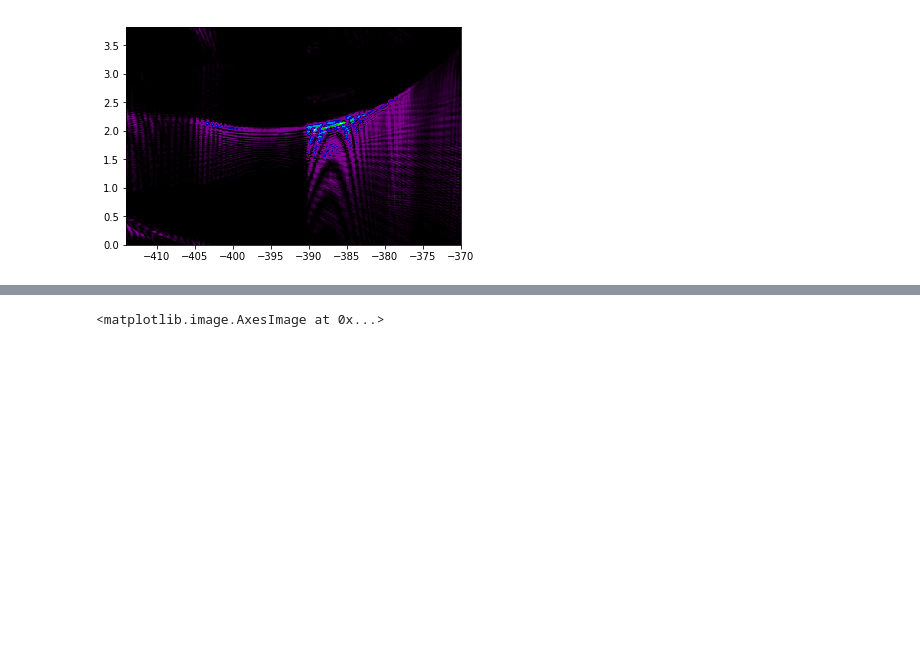
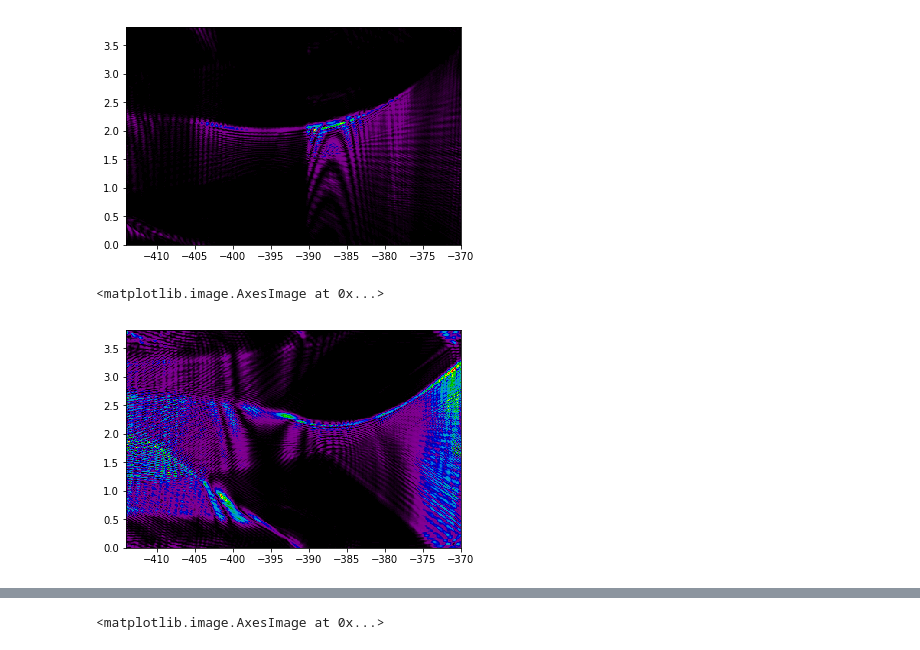
Before and after one commit to CursingRabbit/backpropagation_test, a Jupyter notebook: MrBeamDataViewer_v0_2.ipynb, the cells around one changed output, grey strips where cells are left out. Drawn from its saved outputs; the diff is of its cells as text; code cells hidden in the pictures; blank space fills up the shorter version.

```diff
--- a/MrBeamDataViewer_v0_2.ipynb
+++ b/MrBeamDataViewer_v0_2.ipynb
@@ -1378,3 +1384,44 @@ plt.imshow(causticy, interpolation='nearest', aspect='auto', cmap='nipy_spectral
 # %% [output]
 <matplotlib.image.AxesImage at 0x...>
 [figure]
+# %%
+#caustic plots
+
+# along x (fixed y)
+# ax29 = plt.subplot(gs[2,9])
+
+# causticx = xuv_image_intensity_arr[1:-2,128,:]
+causticx = xuv_image_norm_arr[1:-2,128,:]
+#             causticx = np.rot90(causticx)
+causticx = np.rot90(causticx)
+causticx = np.flipud(causticx)
+#causticx = np.fliplr(causticx)
+# ax29.imshow(causticx,cmap=ir_colormap, vmin=0, vmax=xuv_PeakIntensity_max, interpolation='nearest', aspect='auto', extent=[xuv_z_mm_arr[1], xuv_z_mm_arr[-2], 0, 500], origin='lower')
+# ax29.contour(causticx,levels=[xuv_contourlevel * 1e9], colors=['yellow'], extent=[xuv_z_mm_arr[1], xuv_z_mm_arr[-2], 0, 500], linewidths=3)
+# ax09.contour(causticx,levels=[xuv_contourlevel * 1e9], colors=['white'], extent=[ir_z_mm_arr[1], ir_z_mm_arr[-2], 0, 500], linewidths=3, linestyles='dotted')
+# xposition = [-3506, -3521]
+# for xc in xposition:
+#     ax29.axvline(x=xc, color='w', linestyle='--', linewidth=3)
+
+# along y (fixed x)
+# ax29.set_xticks([xuv_z_mm_arr[-2], -3506, -3521, xuv_z_mm_arr[1]])
+# ax39 = plt.subplot(gs[3,9])
+
+# causticy = xuv_image_intensity_arr[1:-2,:,128]
+causticy = xuv_image_norm_arr[1:-2,:,128]
+#             causticy = np.rot90(causticy)
+causticy = np.rot90(causticy)
+causticy = np.flipud(causticy)
+#causticy = np.fliplr(causticy)
+# ax39.imshow(causticy,cmap=ir_colormap, vmin=0, vmax=xuv_PeakIntensity_max, interpolation='nearest', aspect='auto', extent=[xuv_z_mm_arr[1], xuv_z_mm_arr[-2], 0, 500], origin='lower')
+# ax39.contour(causticy,levels=[xuv_contourlevel * 1e9], colors=['yellow'], extent=[xuv_z_mm_arr[1], xuv_z_mm_arr[-2],0, 500], linewidths=3)
+# ax19.contour(causticy,levels=[xuv_contourlevel * 1e9], colors=['white'], extent=[ir_z_mm_arr[1], ir_z_mm_arr[-2], 0, 500], linewidths=3, linestyles='dotted')
+# xposition = [-3506, -3521]
+# for xc in xposition:
+#     ax39.axvline(x=xc, color='w', linestyle='--', linewidth=3)
+# ax39.set_xticks([xuv_z_mm_arr[-2], -3506, -3521, xuv_z_mm_arr[1]])
+# %%
+plt.imshow(causticx, interpolation='nearest', aspect='auto', cmap='nipy_spectral', extent=[xuv_z_mm_arr[0], xuv_z_mm_arr[-1],0, image_size_x_m*10e3])
+# %% [output]
+<matplotlib.image.AxesImage at 0x...>
+[figure, added]
```
Also changed, not shown: parts of 2 cells of this notebook.
